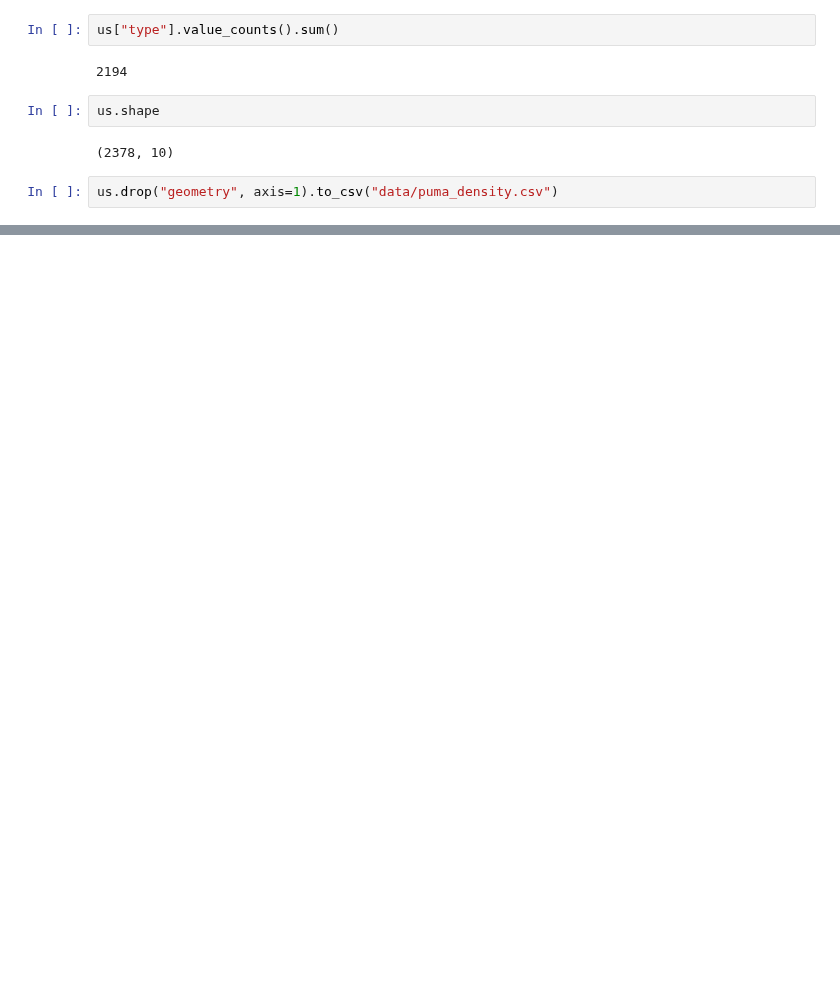
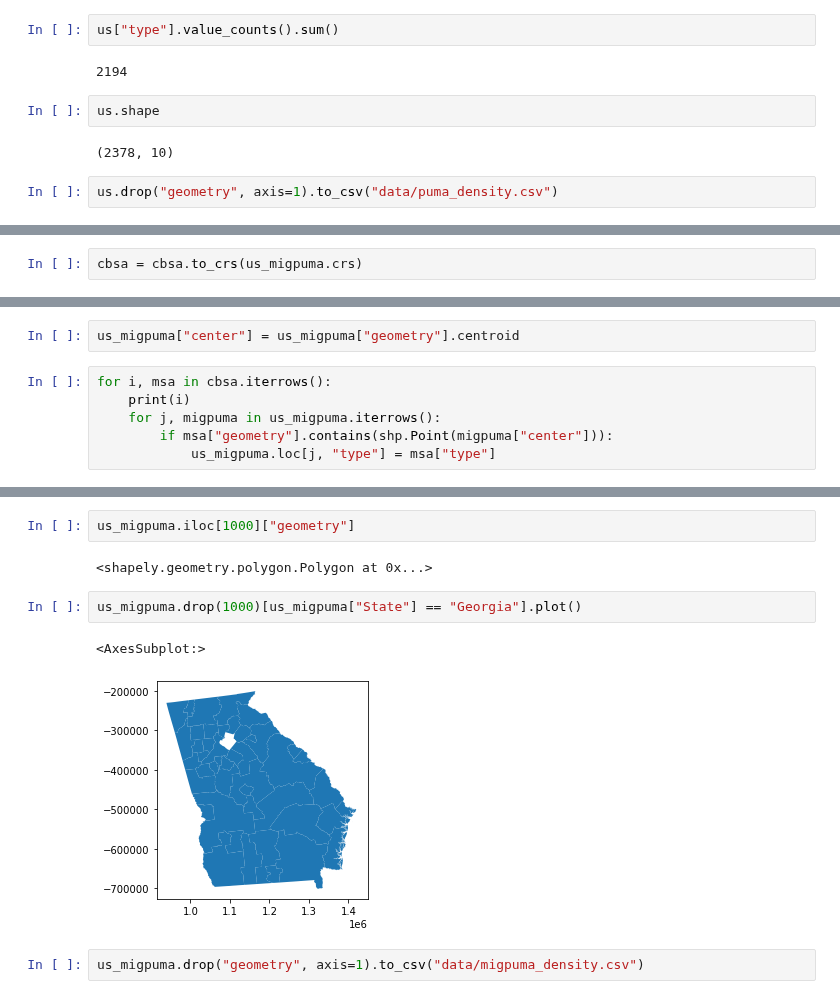
Before and after one commit to yianzhang14/us-migration-modeling, a Jupyter notebook: cbsa_coding.ipynb, the cells around one changed output, grey strips where cells are left out. Saved outputs shown, nothing was run; the diff lists cells and outputs as text; blank space fills up the shorter version.

```diff
--- a/cbsa_coding.ipynb
+++ b/cbsa_coding.ipynb
@@ -136,0 +161,2 @@ us.drop("geometry", axis=1).to_csv("data/puma_density.csv")
+# %%
+cbsa = cbsa.to_crs(us_migpuma.crs)
@@ -136,0 +169,8 @@ us.drop("geometry", axis=1).to_csv("data/puma_density.csv")
+# %%
+us_migpuma["center"] = us_migpuma["geometry"].centroid
+# %%
+for i, msa in cbsa.iterrows():
+    print(i)
+    for j, migpuma in us_migpuma.iterrows():
+        if msa["geometry"].contains(shp.Point(migpuma["center"])):
+            us_migpuma.loc[j, "type"] = msa["type"]
@@ -136,0 +211,11 @@ us.drop("geometry", axis=1).to_csv("data/puma_density.csv")
+# %%
+us_migpuma.iloc[1000]["geometry"]
+# %% [output]
+<shapely.geometry.polygon.Polygon at 0x...>
+# %%
+us_migpuma.drop(1000)[us_migpuma["State"] == "Georgia"].plot()
+# %% [output]
+<AxesSubplot:>
+[figure, added]
+# %%
+us_migpuma.drop("geometry", axis=1).to_csv("data/migpuma_density.csv")
```
Also changed, not shown: parts of 7 cells of this notebook, 3 other files.
